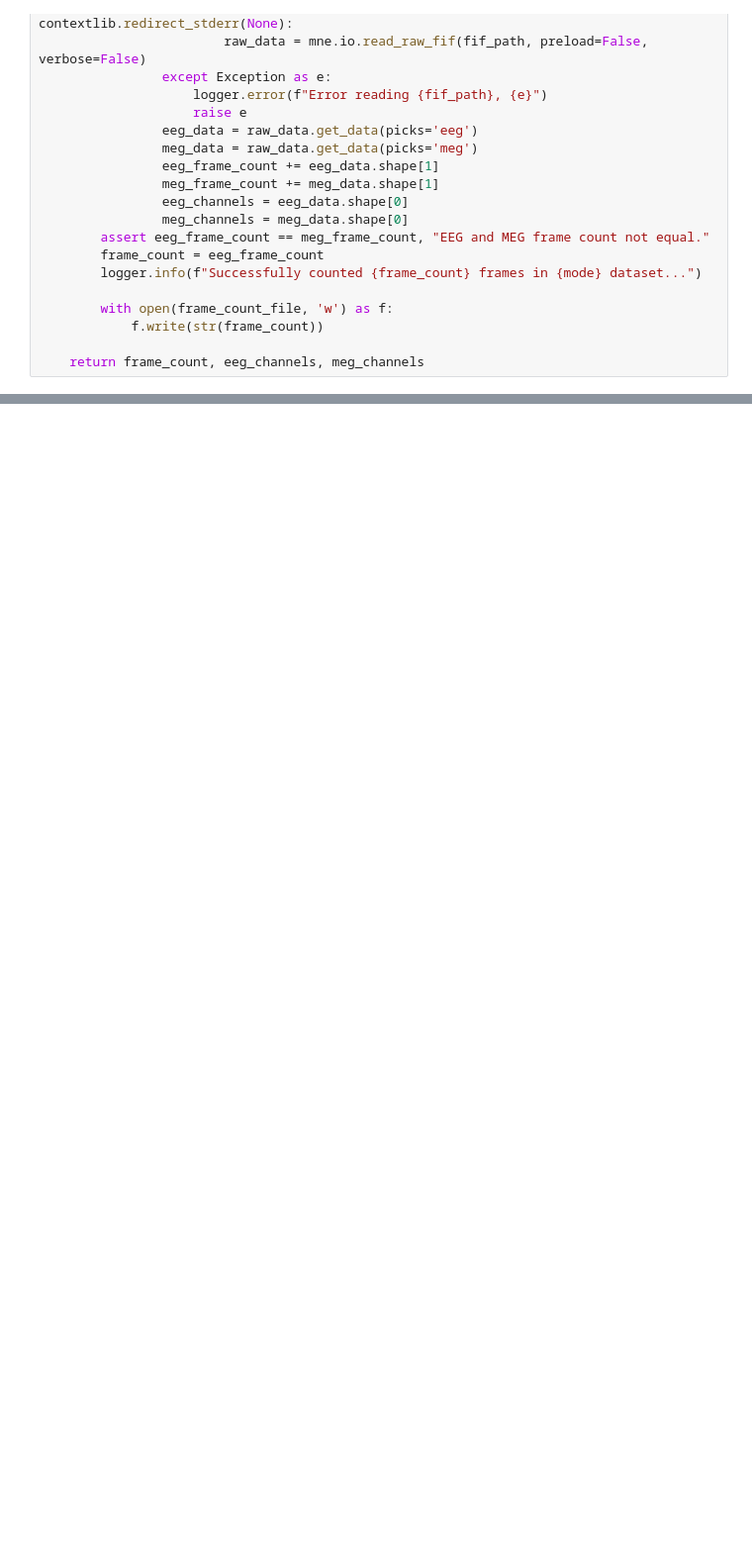
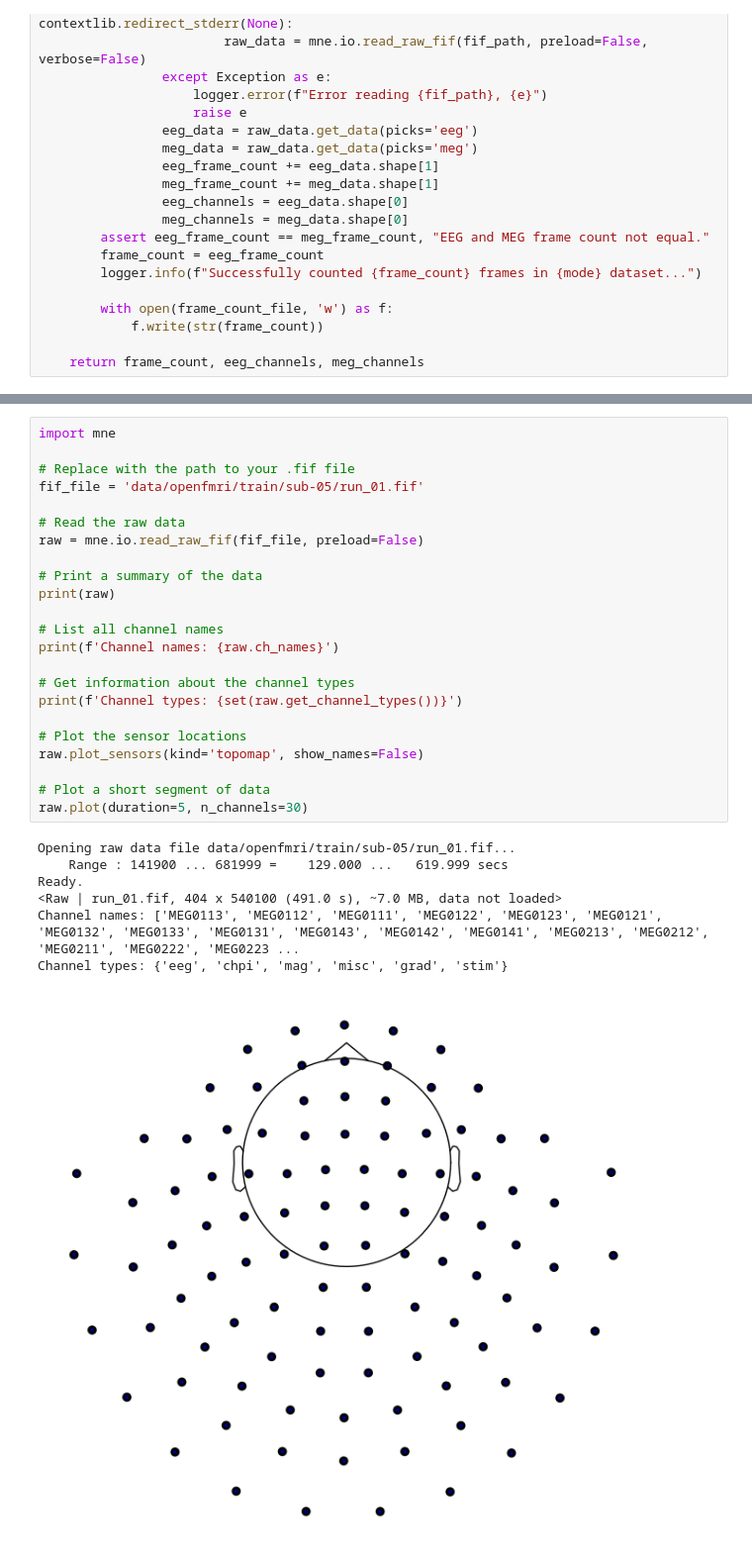
Before and after one commit to timfarkas/Synaptech, a Jupyter notebook: data_magic/data_processing.ipynb, the cells around one changed output, grey strips where cells are left out. Shown: that part at 99% size. Cells and saved outputs as stored; diff of their text form; blank space fills up the shorter version.

Commit message:
Improved data management

```diff
--- a/data_magic/data_processing.ipynb
+++ b/data_magic/data_processing.ipynb
@@ -252,0 +493,31 @@ def count_frames(dataset_path, mode='train'):
+# %%
+import mne
+
+# Replace with the path to your .fif file
+fif_file = 'data/openfmri/train/sub-05/run_01.fif'
+
+# Read the raw data
+raw = mne.io.read_raw_fif(fif_file, preload=False)
+
+# Print a summary of the data
+print(raw)
+
+# List all channel names
+print(f'Channel names: {raw.ch_names}')
+
+# Get information about the channel types
+print(f'Channel types: {set(raw.get_channel_types())}')
+
+# Plot the sensor locations
+raw.plot_sensors(kind='topomap', show_names=False)
+
+# Plot a short segment of data
+raw.plot(duration=5, n_channels=30)
+# %% [output]
+Opening raw data file data/openfmri/train/sub-05/run_01.fif...
+    Range : 141900 ... 681999 =    129.000 ...   619.999 secs
+Ready.
+<Raw | run_01.fif, 404 x 540100 (491.0 s), ~7.0 MB, data not loaded>
+Channel names: ['MEG0113', 'MEG0112', 'MEG0111', 'MEG0122', 'MEG0123', 'MEG0121', 'MEG0132', 'MEG0133', 'MEG0131', 'MEG0143', 'MEG0142', 'MEG0141', 'MEG0213', 'MEG0212', 'MEG0211', 'MEG0222', 'MEG0223 ...
+Channel types: {'eeg', 'chpi', 'mag', 'misc', 'grad', 'stim'}
+[figure, added]
```
Also changed, not shown: parts of 36 cells of this notebook, 5 other files.
